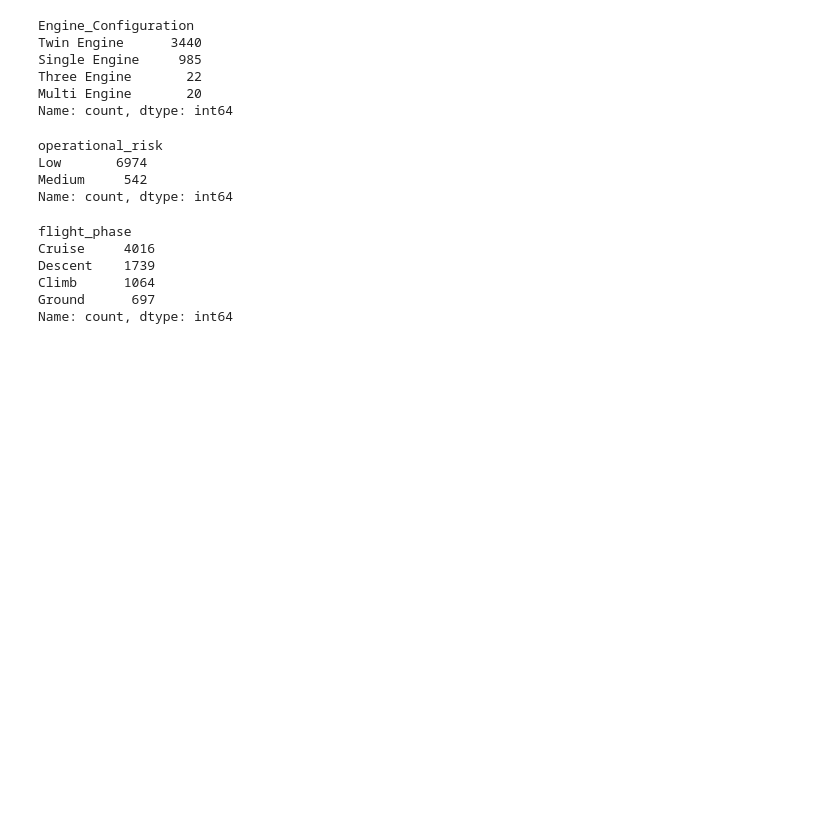
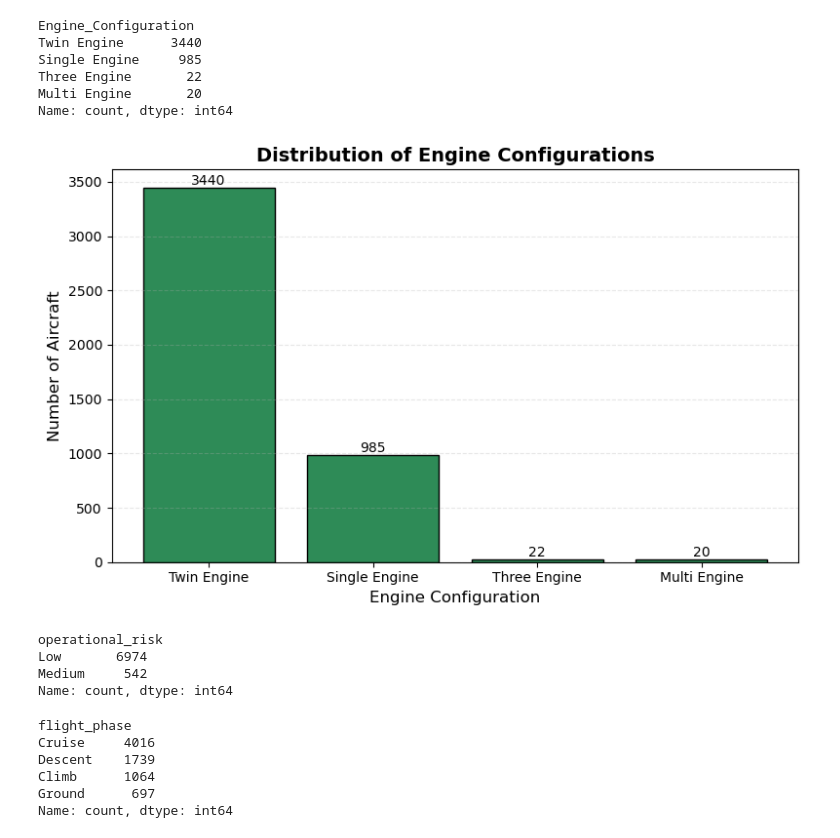
Before and after one commit to darshan-vgithub/Intelligent-Flight-Operations-Analytics-and-Decision-Support-Dashboard, a Jupyter notebook: notebooks/08_Cross_Dataset_Feature_Engineering.ipynb, the cells around one changed output. Cells and saved outputs as stored; diff of their text form; code cells hidden in the pictures; blank space fills up the shorter version.

```diff
--- a/notebooks/08_Cross_Dataset_Feature_Engineering.ipynb
+++ b/notebooks/08_Cross_Dataset_Feature_Engineering.ipynb
@@ -234,6 +318,34 @@ Single Engine     985
 Three Engine       22
 Multi Engine       20
 Name: count, dtype: int64
+# %%
+import matplotlib.pyplot as plt
+
+engine_counts = master_df["Engine_Configuration"].value_counts().sort_values(ascending=False)
+
+plt.figure(figsize=(8,5))
+bars = plt.bar(engine_counts.index.astype(str),
+               engine_counts.values,
+               color='seagreen',
+               edgecolor='black')
+
+plt.title("Distribution of Engine Configurations", fontsize=14, fontweight='bold')
+plt.xlabel("Engine Configuration", fontsize=12)
+plt.ylabel("Number of Aircraft", fontsize=12)
+
+for bar in bars:
+    plt.text(bar.get_x() + bar.get_width()/2,
+             bar.get_height(),
+             f'{int(bar.get_height())}',
+             ha='center',
+             va='bottom',
+             fontsize=10)
+
+plt.grid(axis='y', linestyle='--', alpha=0.3)
+plt.tight_layout()
+plt.show()
+# %% [output]
+[figure, added]
 # %%
 master_df["operational_risk"].value_counts()
 # %% [output]
```
Also changed, not shown: parts of 8 cells of this notebook, 34 other files.
